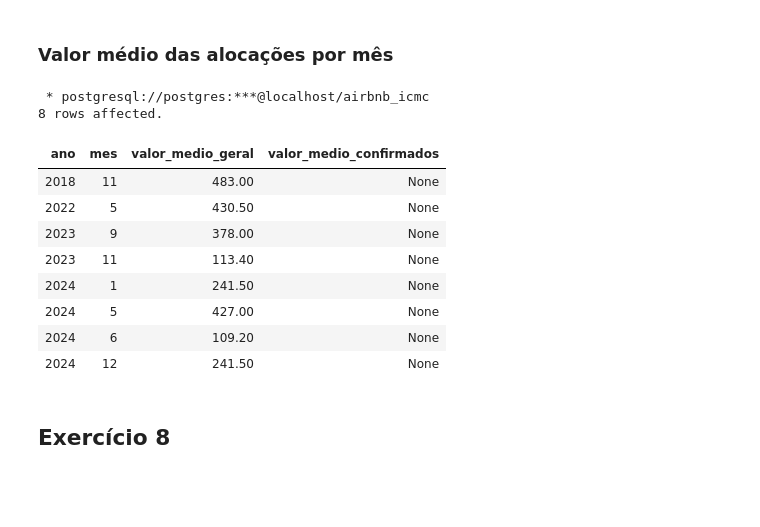
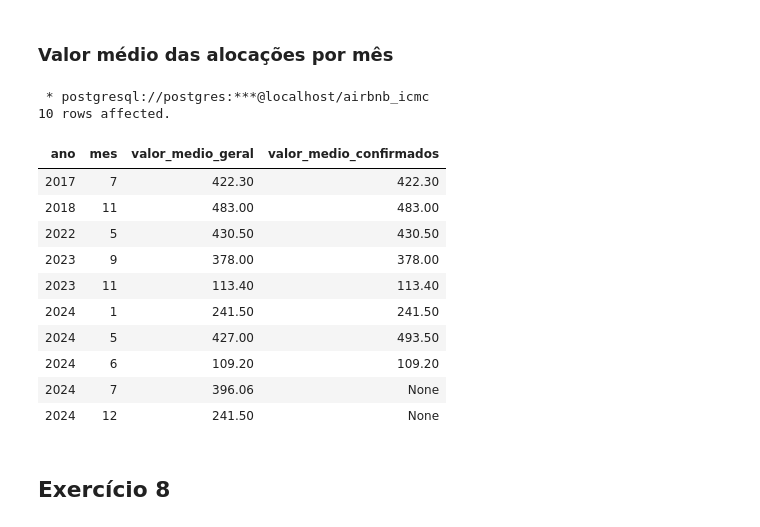
Before and after one commit to LeonardoIshida/airbnb-database-case-study, a Jupyter notebook: trabalho-1/5-10-consultas.ipynb, the cells around one changed output. Drawn from its saved outputs; the diff is of its cells as text; code cells hidden in the pictures; blank space fills up the shorter version.

```diff
--- a/trabalho-1/5-10-consultas.ipynb
+++ b/trabalho-1/5-10-consultas.ipynb
@@ -114,31 +117,32 @@ WHERE
 # %%
 %%sql
 SELECT
-    EXTRACT(YEAR FROM data_check_in)::INTEGER AS ano,
-    EXTRACT(MONTH FROM data_check_in)::INTEGER AS mes,
+    TO_CHAR(data_check_in, 'YYYY')::INTEGER AS ano,
+    TO_CHAR(data_check_in, 'MM')::INTEGER AS mes,
     ROUND(AVG(valor_total / (data_check_out - data_check_in)), 2) AS valor_medio_geral,
-    ROUND(AVG(CASE WHEN r.confirmacao = TRUE THEN valor_total / GREATEST((data_check_out - data_check_in), 1) ELSE NULL END),
-        2
-    ) AS valor_medio_confirmados
+    ROUND(AVG(CASE WHEN r.confirmacao = TRUE THEN valor_total / (data_check_out - data_check_in) ELSE NULL END), 2
+        ) AS valor_medio_confirmados
 FROM
     Locacao
 LEFT JOIN
     Reservar r ON id = r.id_locacao
 GROUP BY
     ano, mes
 ORDER BY
     ano, mes;
 # %% [output]
  * postgresql://postgres:***@localhost/airbnb_icmc
-8 rows affected.
+10 rows affected.
 | ano | mes | valor_medio_geral | valor_medio_confirmados |
-| 2018 | 11 | 483.00 | None |
-| 2022 | 5 | 430.50 | None |
-| 2023 | 9 | 378.00 | None |
-| 2023 | 11 | 113.40 | None |
-| 2024 | 1 | 241.50 | None |
-| 2024 | 5 | 427.00 | None |
-| 2024 | 6 | 109.20 | None |
+| 2017 | 7 | 422.30 | 422.30 |
+| 2018 | 11 | 483.00 | 483.00 |
+| 2022 | 5 | 430.50 | 430.50 |
+| 2023 | 9 | 378.00 | 378.00 |
+| 2023 | 11 | 113.40 | 113.40 |
+| 2024 | 1 | 241.50 | 241.50 |
+| 2024 | 5 | 427.00 | 493.50 |
+| 2024 | 6 | 109.20 | 109.20 |
+| 2024 | 7 | 396.06 | None |
 | 2024 | 12 | 241.50 | None |
 # %% [markdown]
 ## Exercício 8
```
Also changed, not shown: parts of 1 cell of this notebook, 3 other files.
